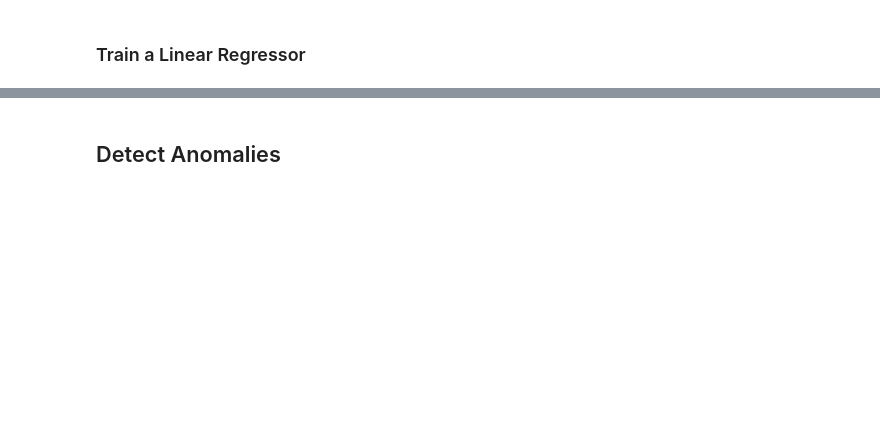
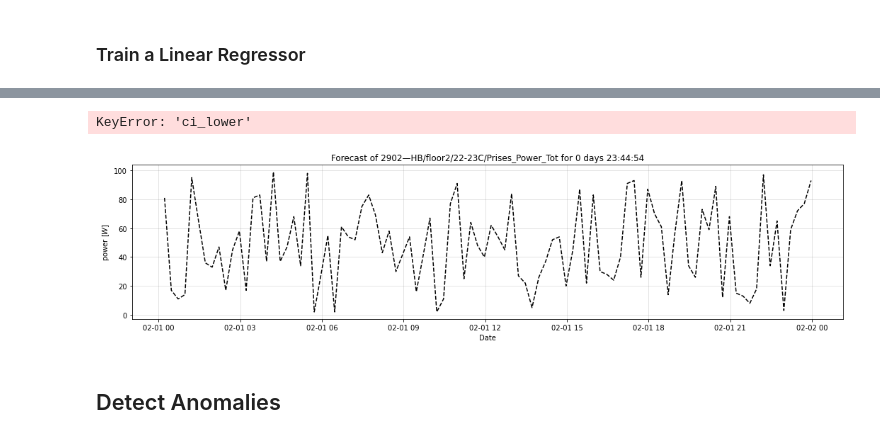
Before and after one commit to timeatlas-dev/timeatlas, a Jupyter notebook: notebooks/scrapbook.ipynb, the cells around one changed output, grey strips where cells are left out. Cells and saved outputs as stored; diff of their text form; code cells hidden in the pictures; blank space fills up the shorter version.

```diff
--- a/notebooks/scrapbook.ipynb
+++ b/notebooks/scrapbook.ipynb
@@ -107,7 +141,10 @@ Exception: Data must be 1-dimensional
 # %%
 from timeatlas import plots
 
-plots.prediction(ts, pts1)
+plots.prediction(ts, pts3)
+# %% [output]
+KeyError: 'ci_lower'
+[figure, added]
 # %% [markdown]
 ## Detect Anomalies
 # %%
```
Also changed, not shown: parts of 14 cells of this notebook.
